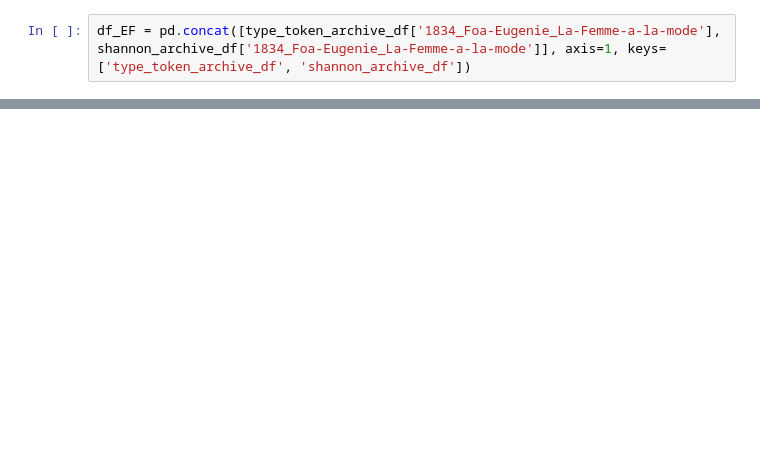
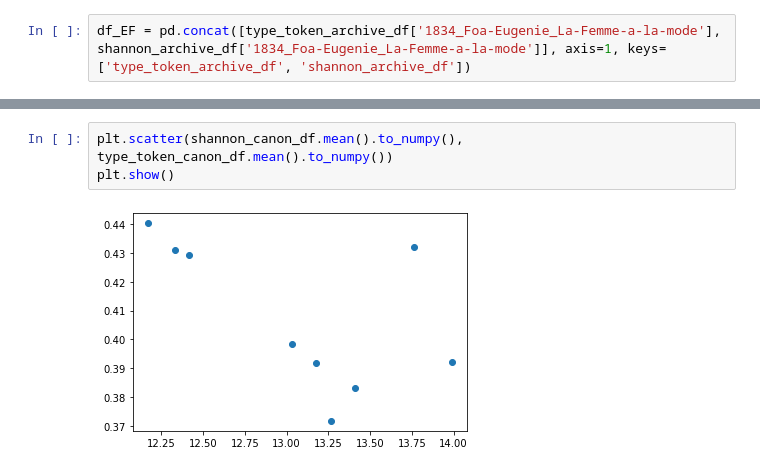
Before and after one commit to crazyjeannot/canons, a Jupyter notebook: rolling_stylometry.ipynb, the cells around one changed output, grey strips where cells are left out. Saved outputs shown, nothing was run; the diff lists cells and outputs as text; blank space fills up the shorter version.

```diff
--- a/rolling_stylometry.ipynb
+++ b/rolling_stylometry.ipynb
@@ -239,0 +240,5 @@ plt.show()
+# %%
+plt.scatter(shannon_canon_df.mean().to_numpy(), type_token_canon_df.mean().to_numpy())
+plt.show()
+# %% [output]
+[figure, added]
```
Also changed, not shown: parts of 9 cells of this notebook.
